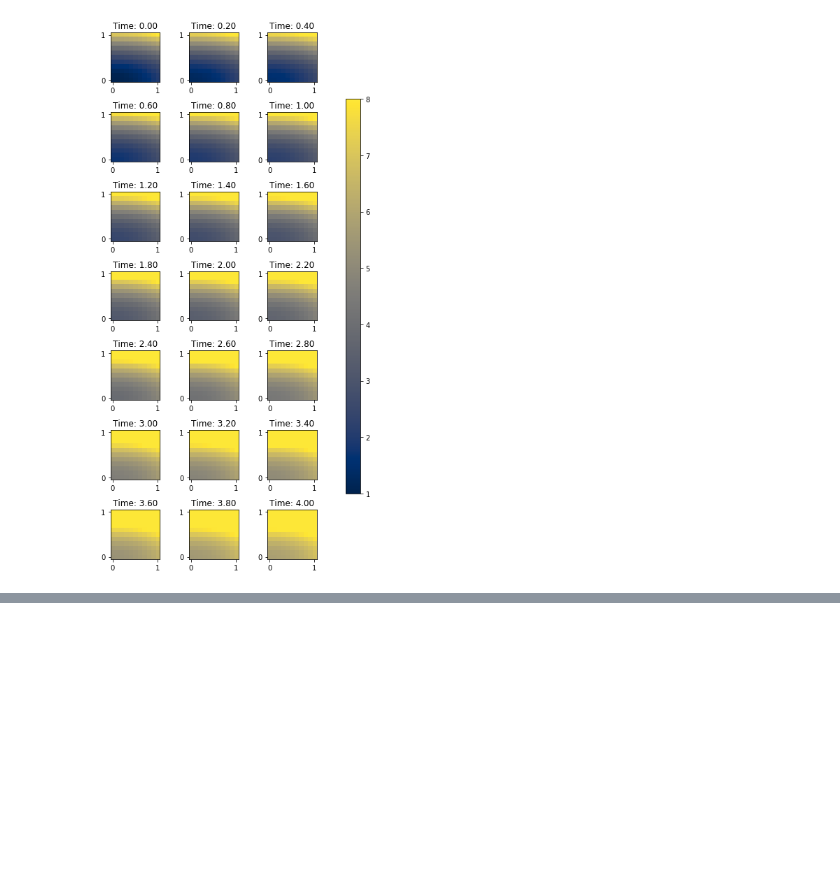
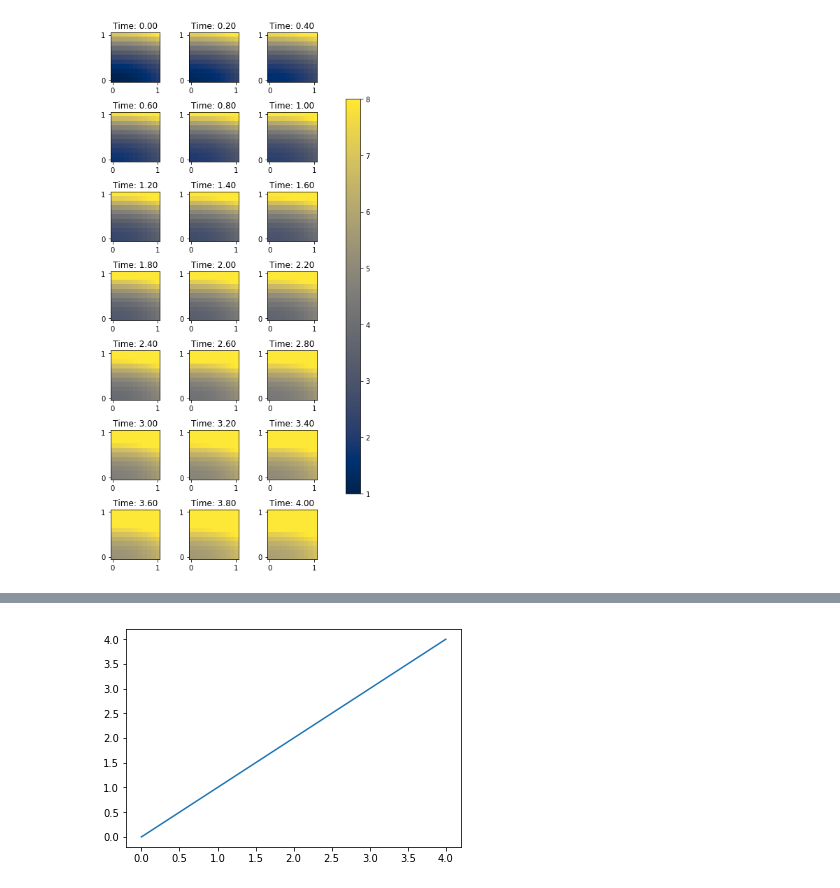
Before and after one commit to ZacharyVernec/PDE-FIND, a Jupyter notebook: Heat Equation.ipynb, the cells around one changed output, grey strips where cells are left out. Saved outputs shown, nothing was run; the diff lists cells and outputs as text; code cells hidden in the pictures; blank space fills up the shorter version.

```diff
--- a/Heat Equation.ipynb
+++ b/Heat Equation.ipynb
@@ -153,5 +201,15 @@ display_error(mesh_info, logs, major_ticks_period=5)
 # %%
 ### other
+# %%
+fig = plt.figure()
+ax = fig.add_subplot(111)
+
+ax.plot(np.arange(5))
+plt.show()
+ax.plot(np.arange(3)+1)
+plt.show()
+# %% [output]
+[figure, added]
 # %%
 uvals = u_hist[0].compute_vertex_values()
 xyvals = mesh.coordinates()
```
Also changed, not shown: parts of 3 cells of this notebook.
